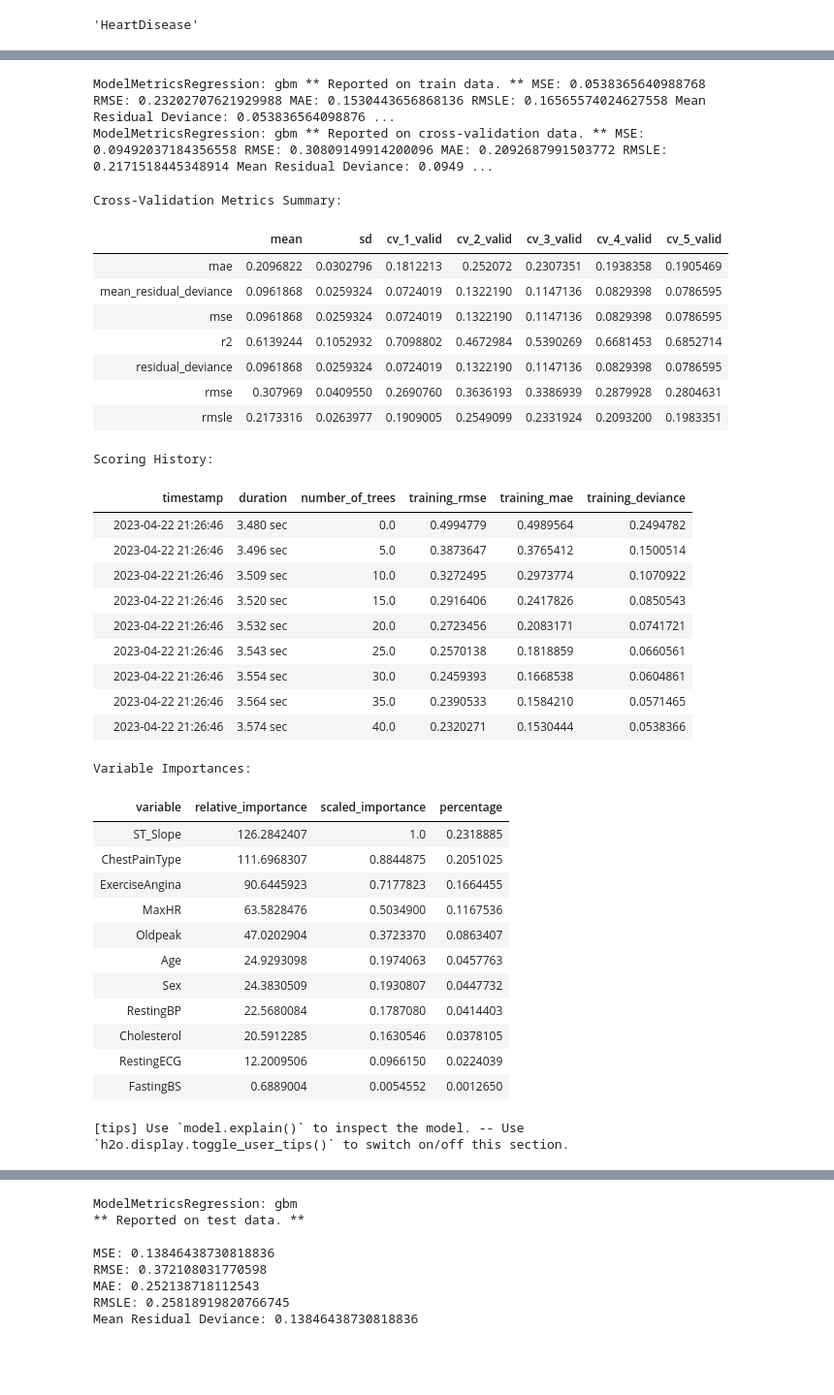
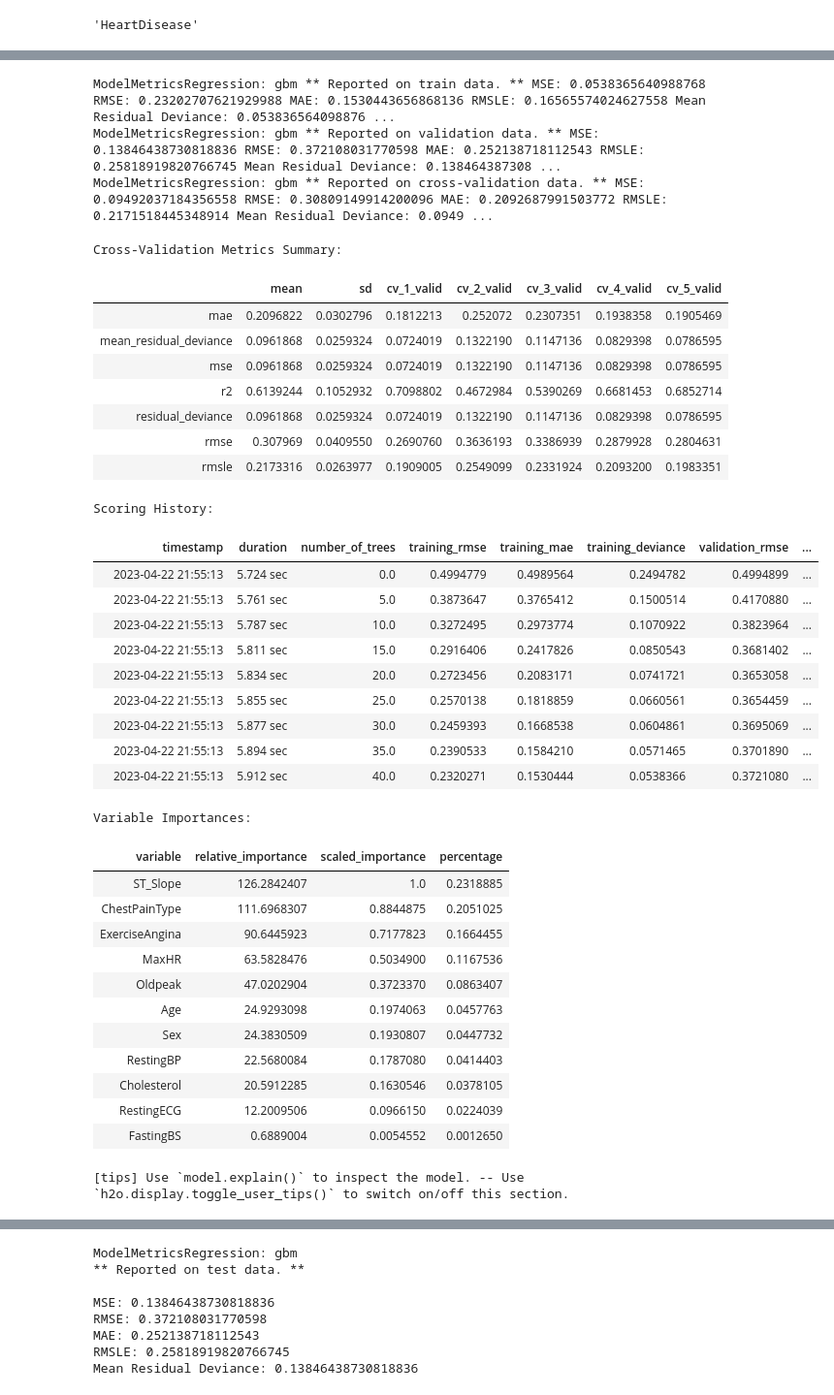
Before and after one commit to harikrishnad1997/BUAN_6337_Predictive_Analysis, a Jupyter notebook: Group project/HeartDiseaseGroupProject.ipynb, the cells around one changed output, grey strips where cells are left out. Shown at 97% size. Drawn from its saved outputs; the diff is of its cells as text; code cells hidden in the pictures; blank space fills up the shorter version.

```diff
--- a/Group project/HeartDiseaseGroupProject.ipynb
+++ b/Group project/HeartDiseaseGroupProject.ipynb
@@ -227,6 +227,6 @@ y
 'HeartDisease'
 # %%
 aml = H2OAutoML(max_models=100,balance_classes=True, seed=986875,include_algos = ["DRF","GLM","XGBoost","GBM"])
-aml.train(y=y, training_frame=train)
+aml.train(y=y, training_frame=train,validation_frame = test)
 # %% [output]
 AutoML progress: |
@@ -253,25 +253,26 @@ Model Summary:
 ModelMetricsRegression: gbm ** Reported on train data. ** MSE: 0.0538365640988768 RMSE: 0.23202707621929988 MAE: 0.1530443656868136 RMSLE: 0.16565574024627558 Mean Residual Deviance: 0.053836564098876 ...
+ModelMetricsRegression: gbm ** Reported on validation data. ** MSE: 0.13846438730818836 RMSE: 0.372108031770598 MAE: 0.252138718112543 RMSLE: 0.25818919820766745 Mean Residual Deviance: 0.138464387308 ...
 ModelMetricsRegression: gbm ** Reported on cross-validation data. ** MSE: 0.09492037184356558 RMSE: 0.30809149914200096 MAE: 0.2092687991503772 RMSLE: 0.2171518445348914 Mean Residual Deviance: 0.0949 ...
 Cross-Validation Metrics Summary:
 |  | mean | sd | cv_1_valid | cv_2_valid | cv_3_valid | cv_4_valid | cv_5_valid |
 | mae | 0.2096822 | 0.0302796 | 0.1812213 | 0.252072 | 0.2307351 | 0.1938358 | 0.1905469 |
 | mean_residual_deviance | 0.0961868 | 0.0259324 | 0.0724019 | 0.1322190 | 0.1147136 | 0.0829398 | 0.0786595 |
 | mse | 0.0961868 | 0.0259324 | 0.0724019 | 0.1322190 | 0.1147136 | 0.0829398 | 0.0786595 |
 | r2 | 0.6139244 | 0.1052932 | 0.7098802 | 0.4672984 | 0.5390269 | 0.6681453 | 0.6852714 |
 | residual_deviance | 0.0961868 | 0.0259324 | 0.0724019 | 0.1322190 | 0.1147136 | 0.0829398 | 0.0786595 |
 | rmse | 0.307969 | 0.0409550 | 0.2690760 | 0.3636193 | 0.3386939 | 0.2879928 | 0.2804631 |
 | rmsle | 0.2173316 | 0.0263977 | 0.1909005 | 0.2549099 | 0.2331924 | 0.2093200 | 0.1983351 |
 Scoring History:
-|  | timestamp | duration | number_of_trees | training_rmse | training_mae | training_deviance |
-|  | 2023-04-22 21:26:46 | 3.480 sec | 0.0 | 0.4994779 | 0.4989564 | 0.2494782 |
-|  | 2023-04-22 21:26:46 | 3.496 sec | 5.0 | 0.3873647 | 0.3765412 | 0.1500514 |
-|  | 2023-04-22 21:26:46 | 3.509 sec | 10.0 | 0.3272495 | 0.2973774 | 0.1070922 |
-|  | 2023-04-22 21:26:46 | 3.520 sec | 15.0 | 0.2916406 | 0.2417826 | 0.0850543 |
-|  | 2023-04-22 21:26:46 | 3.532 sec | 20.0 | 0.2723456 | 0.2083171 | 0.0741721 |
-|  | 2023-04-22 21:26:46 | 3.543 sec | 25.0 | 0.2570138 | 0.1818859 | 0.0660561 |
-|  | 2023-04-22 21:26:46 | 3.554 sec | 30.0 | 0.2459393 | 0.1668538 | 0.0604861 |
-|  | 2023-04-22 21:26:46 | 3.564 sec | 35.0 | 0.2390533 | 0.1584210 | 0.0571465 |
-|  | 2023-04-22 21:26:46 | 3.574 sec | 40.0 | 0.2320271 | 0.1530444 | 0.0538366 |
+|  | timestamp | duration | number_of_trees | training_rmse | training_mae | training_deviance | validation_rmse | ... |
+|  | 2023-04-22 21:55:13 | 5.724 sec | 0.0 | 0.4994779 | 0.4989564 | 0.2494782 | 0.4994899 | ... |
+|  | 2023-04-22 21:55:13 | 5.761 sec | 5.0 | 0.3873647 | 0.3765412 | 0.1500514 | 0.4170880 | ... |
+|  | 2023-04-22 21:55:13 | 5.787 sec | 10.0 | 0.3272495 | 0.2973774 | 0.1070922 | 0.3823964 | ... |
+|  | 2023-04-22 21:55:13 | 5.811 sec | 15.0 | 0.2916406 | 0.2417826 | 0.0850543 | 0.3681402 | ... |
+|  | 2023-04-22 21:55:13 | 5.834 sec | 20.0 | 0.2723456 | 0.2083171 | 0.0741721 | 0.3653058 | ... |
+|  | 2023-04-22 21:55:13 | 5.855 sec | 25.0 | 0.2570138 | 0.1818859 | 0.0660561 | 0.3654459 | ... |
+|  | 2023-04-22 21:55:13 | 5.877 sec | 30.0 | 0.2459393 | 0.1668538 | 0.0604861 | 0.3695069 | ... |
+|  | 2023-04-22 21:55:13 | 5.894 sec | 35.0 | 0.2390533 | 0.1584210 | 0.0571465 | 0.3701890 | ... |
+|  | 2023-04-22 21:55:13 | 5.912 sec | 40.0 | 0.2320271 | 0.1530444 | 0.0538366 | 0.3721080 | ... |
 Variable Importances:
 | variable | relative_importance | scaled_importance | percentage |
 | ST_Slope | 126.2842407 | 1.0 | 0.2318885 |
```
Also changed, not shown: parts of 14 cells of this notebook.
